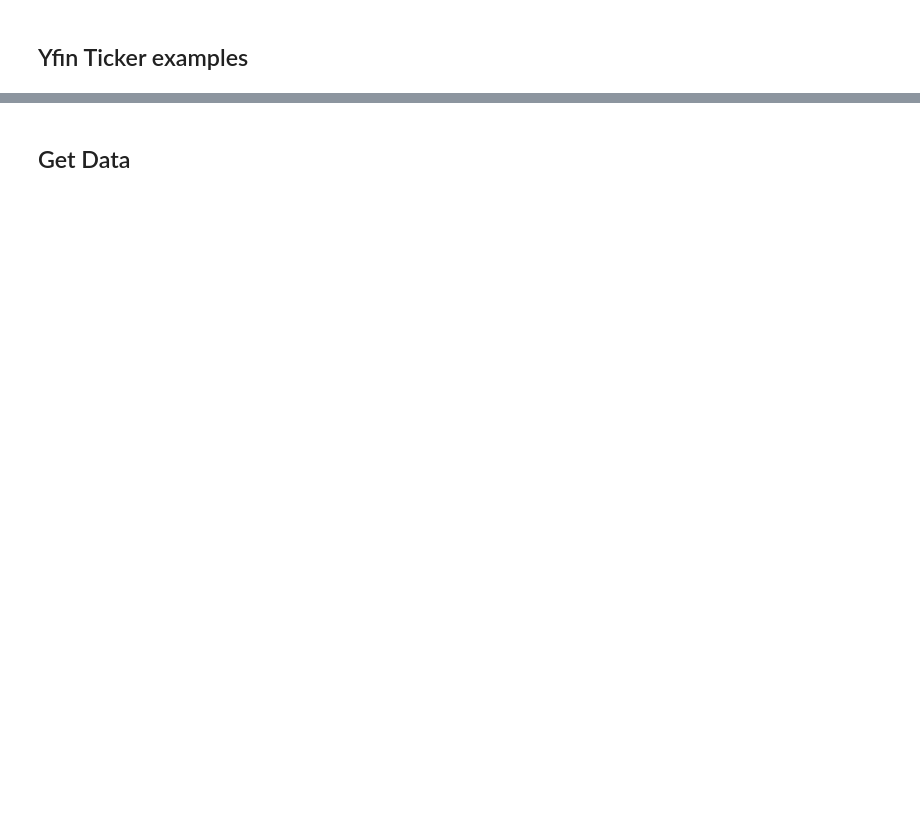
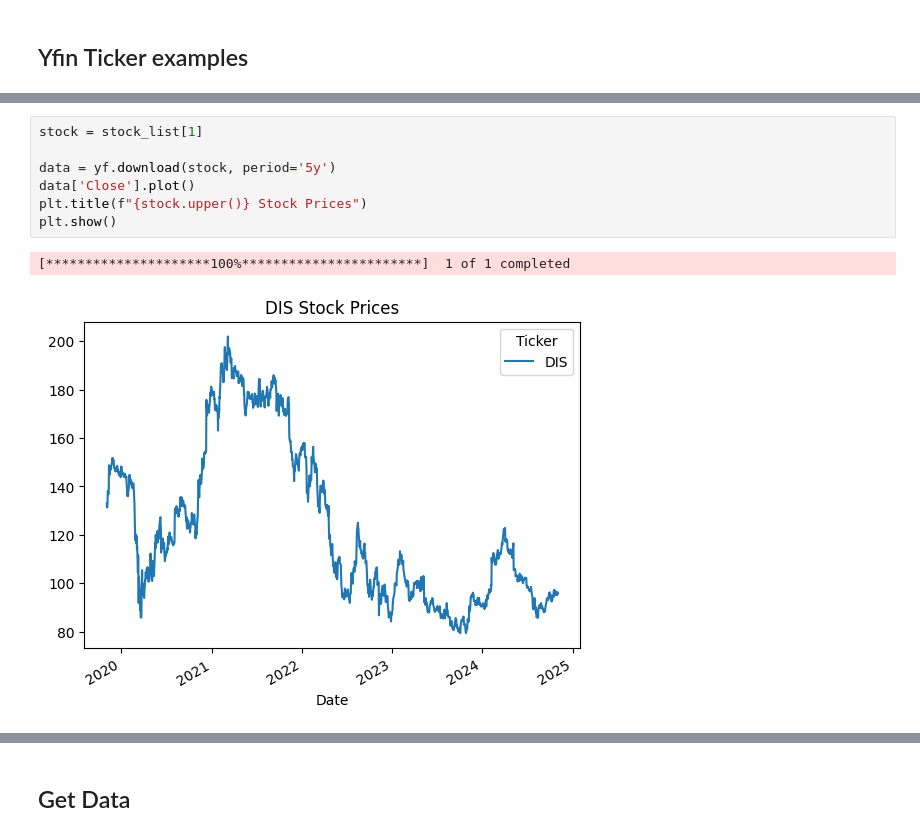
Before and after one commit to Zane564/Quant-Stuff, a Jupyter notebook: MCMC.ipynb, the cells around one changed output, grey strips where cells are left out. Saved outputs shown, nothing was run; the diff lists cells and outputs as text; blank space fills up the shorter version.

```diff
--- a/MCMC.ipynb
+++ b/MCMC.ipynb
@@ -40,3 +48,13 @@ plt.show()
+# %%
+stock = stock_list[1]
+
+data = yf.download(stock, period='5y')
+data['Close'].plot()
+plt.title(f"{stock.upper()} Stock Prices")
+plt.show()
+# %% [output]
+[*********************100%***********************]  1 of 1 completed
+[figure, added]
 # %%
 data
 # %% [output]
```
Also changed, not shown: parts of 23 cells of this notebook, 3 other files.
